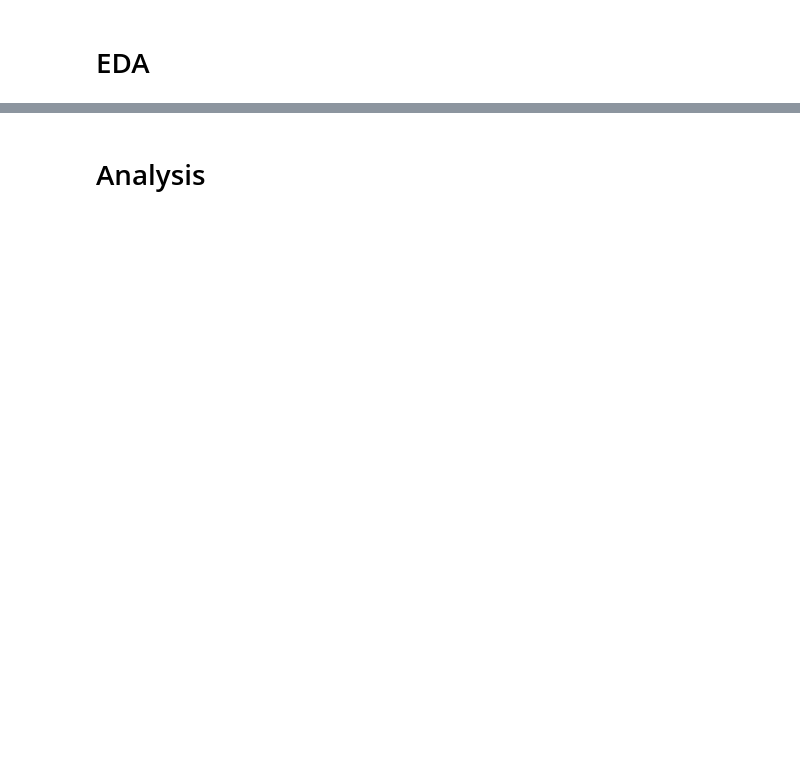
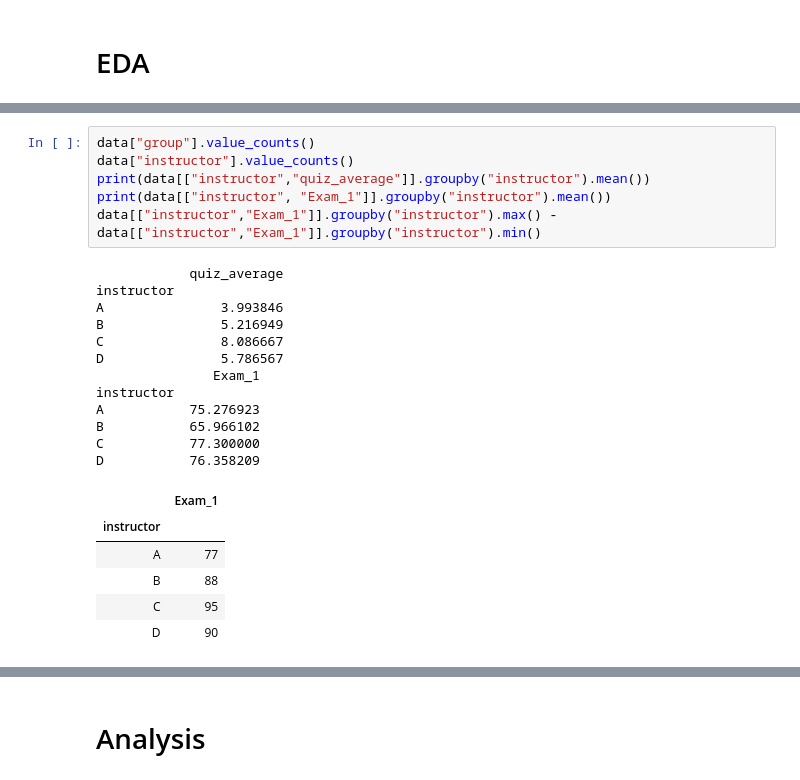
Before and after one commit to ElenaShevchenk0/Students_quizzes, a Jupyter notebook: Students_quizzes.ipynb, the cells around one changed output, grey strips where cells are left out. Cells and saved outputs as stored; diff of their text form; blank space fills up the shorter version.

```diff
--- a/Students_quizzes.ipynb
+++ b/Students_quizzes.ipynb
@@ -22 +59,26 @@ data
+# %%
+data["group"].value_counts()
+data["instructor"].value_counts()
+print(data[["instructor","quiz_average"]].groupby("instructor").mean())
+print(data[["instructor", "Exam_1"]].groupby("instructor").mean())
+data[["instructor","Exam_1"]].groupby("instructor").max() - data[["instructor","Exam_1"]].groupby("instructor").min()
+# %% [output]
+            quiz_average
+instructor
+A               3.993846
+B               5.216949
+C               8.086667
+D               5.786567
+               Exam_1
+instructor
+A           75.276923
+B           65.966102
+C           77.300000
+D           76.358209
+|  | Exam_1 |
+| instructor |  |
+| A | 77 |
+| B | 88 |
+| C | 95 |
+| D | 90 |
 # %%
```
Also changed, not shown: parts of 20 cells of this notebook, 2 other files.
